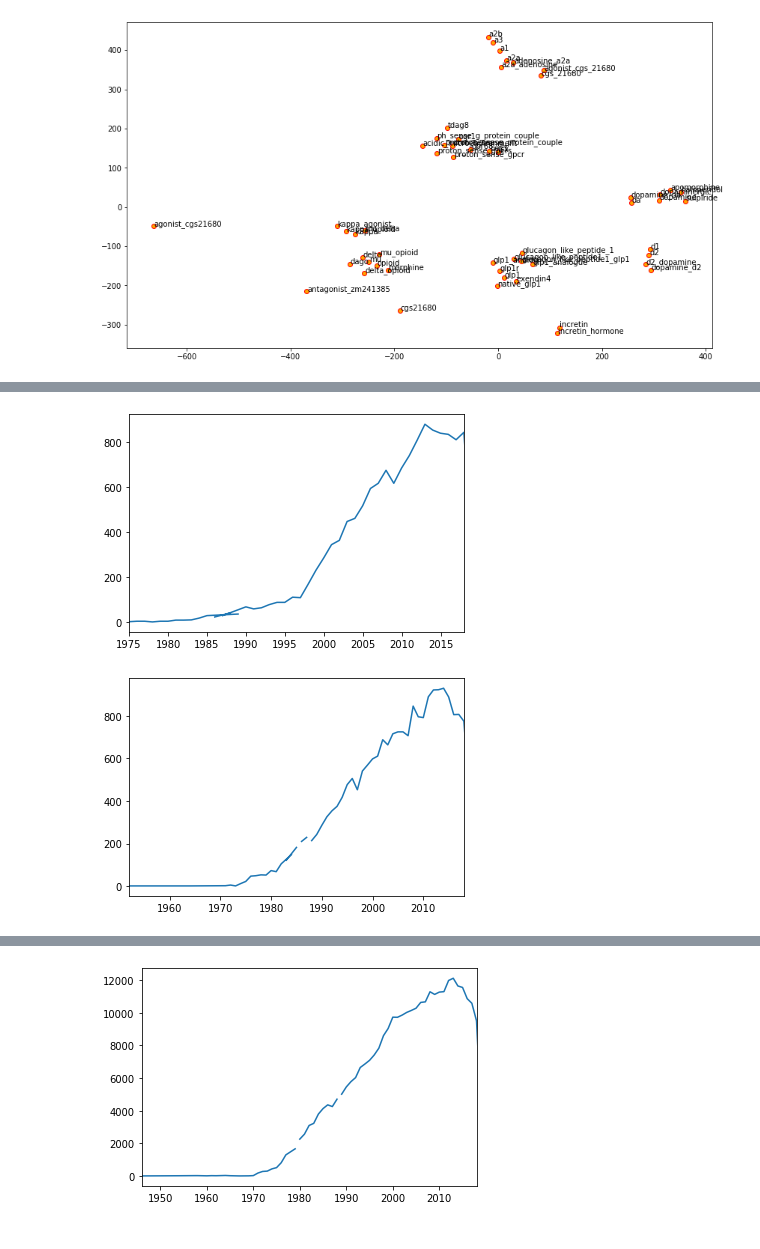
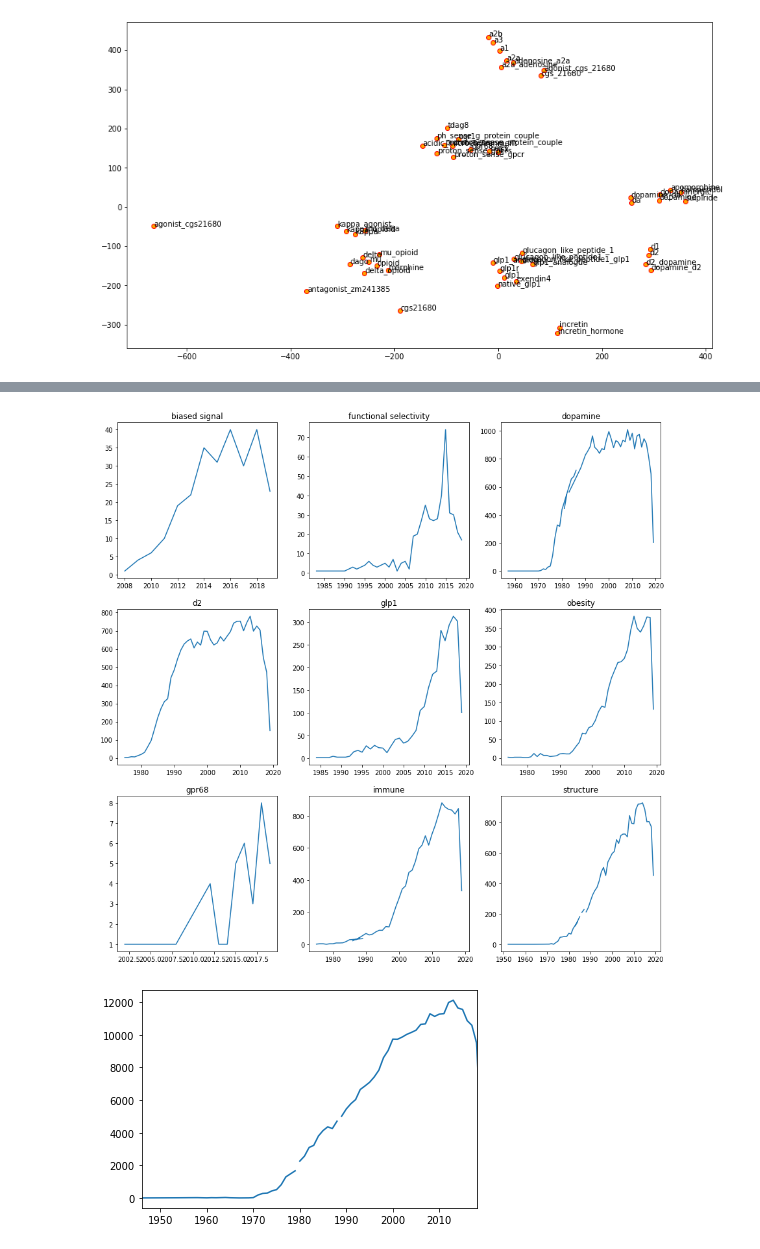
Before and after one commit to Shunling/CapstoneProjects, a Jupyter notebook: NaturalLanguageProcessingGPCR/Text_Analysis.ipynb, the cells around one changed output, grey strips where cells are left out. Cells and saved outputs as stored; diff of their text form; code cells hidden in the pictures.

```diff
--- a/NaturalLanguageProcessingGPCR/Text_Analysis.ipynb
+++ b/NaturalLanguageProcessingGPCR/Text_Analysis.ipynb
@@ -440,12 +501,12 @@ interest1
 from collections import Counter
 import operator
 # %%
-def plot_year_trend(interest,df):
+def plot_year_trend(interest,df,ax):
     years = year_trends(interest,df)
     c = Counter(years)
     sorted_c = sorted(c.items(), key=operator.itemgetter(0))
     x = [i[0] for i in sorted_c] # keyword list
     y = [i[1] for i in sorted_c] # keyword counts
-    plt.plot(x,y)
-    plt.xlim(min(x),2018)
-    plt.show()
+    ax.plot(x,y)
+
+    ax.set_title(interest)
@@ -483,8 +513,22 @@ plot_year_trend('gpr68',df)
-# %%
-plot_year_trend('immune',df)
-# %% [output]
-[figure, removed]
-# %%
-plot_year_trend('structure',df)
-# %% [output]
-[figure, removed]
+# %%
+%%time
+fig,axes = plt.subplots(3,3,figsize = (15,15))
+
+plot_year_trend('biased signal',df,axes[0,0])
+
+plot_year_trend('functional selectivity',df,axes[0,1])
+
+plot_year_trend('dopamine',df,axes[0,2])
+
+plot_year_trend('d2',df,axes[1,0])
+
+plot_year_trend('glp1',df,axes[1,1])
+
+plot_year_trend('obesity',df,axes[1,2])
+
+plot_year_trend('gpr68',df,axes[2,0])
+
+plot_year_trend('immune',df,axes[2,1])
+
+plot_year_trend('structure',df,axes[2,2])
+# %% [output]
@@ -491,2 +537,3 @@ plot_year_trend('structure',df)
+[figure, added]
 # %%
 # total paper publication trend
```
Also changed, not shown: parts of 39 cells of this notebook.
